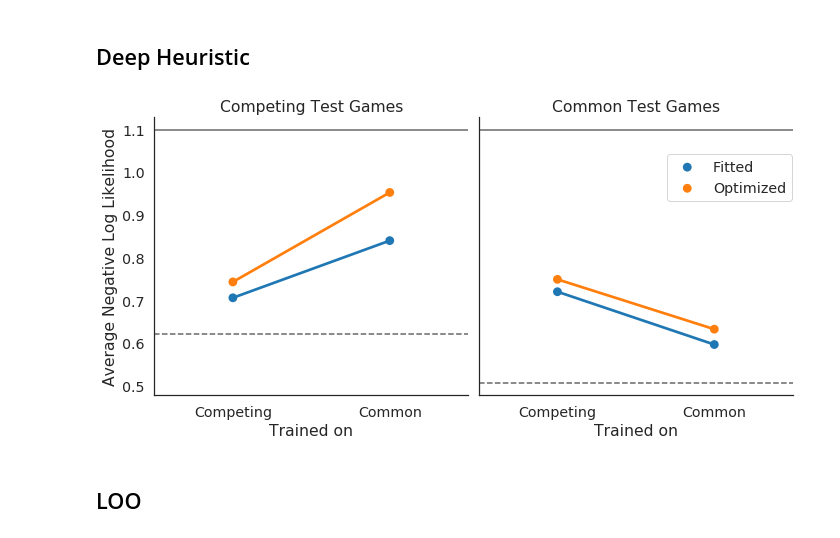
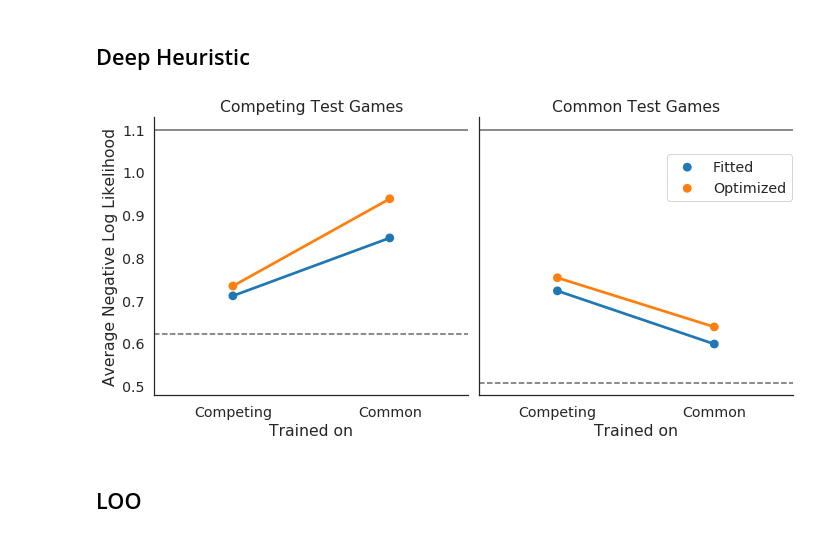
Before and after one commit to fredcallaway/initial-play, a Jupyter notebook: plots.ipynb, the cells around one changed output. Cells and saved outputs as stored; diff of their text form; code cells hidden in the pictures.

```diff
--- a/plots.ipynb
+++ b/plots.ipynb
@@ -38,29 +38,29 @@ plt.savefig('figs/fl_test_games.pdf')
 # %% [markdown]
 ## Deep Heuristic
 # %%
-df = pd.read_csv('results/deep_gustav2.csv')
+df = pd.read_csv('results/deep_512.csv')
 df.replace({
     'pos': 'Common',
     'neg': 'Competing',
     'opt': 'Optimized',
     'fit': 'Fitted'
 }, inplace=True)
 g = sns.factorplot('train', 'loss', col='test', hue='mode', data=df, legend=False)
 plt.legend(loc=(0.6, 0.7))
 
 rm = pd.read_csv('results/rand_min.csv').set_index('treat').loc
 g.axes.flat[0].axhline(rm['neg']['min'], ls='--', c='k', alpha=0.6)
 g.axes.flat[1].axhline(rm['pos']['min'], ls='--', c='k', alpha=0.6)
 g.axes.flat[0].axhline(-np.log(1/3), ls='-', c='k', alpha=0.6)
 g.axes.flat[1].axhline(-np.log(1/3), ls='-', c='k', alpha=0.6)
 
 g.set_xlabels('Trained on')
 # g.set_xticklabels(['Fit', 'Optimizeid'])
 g.set_ylabels('Average Negative Log Likelihood')
 g.set_titles('{col_name} Test Games')
-plt.savefig('figs/fl_test_games_deep2.pdf')
+plt.savefig('figs/fl_test_games_deep.pdf')
 # %% [output]
-[figure, old version]
+[figure, new version]
 # %% [markdown]
 ## LOO
 # %%
```
Also changed, not shown: 35 other files.
